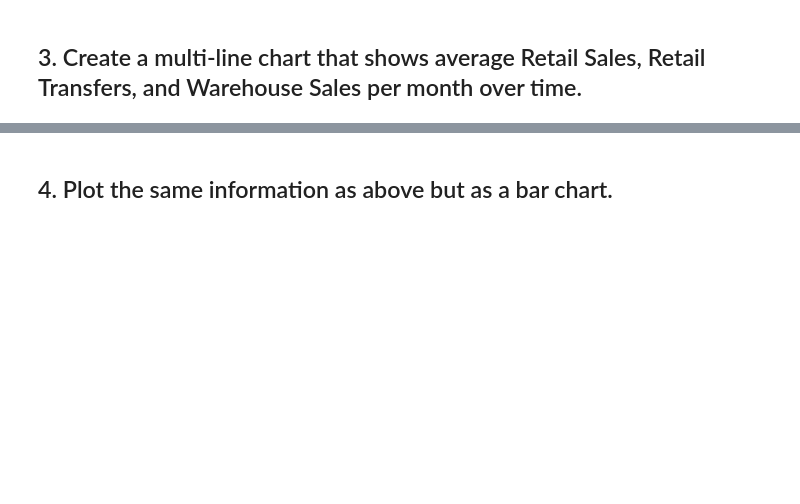
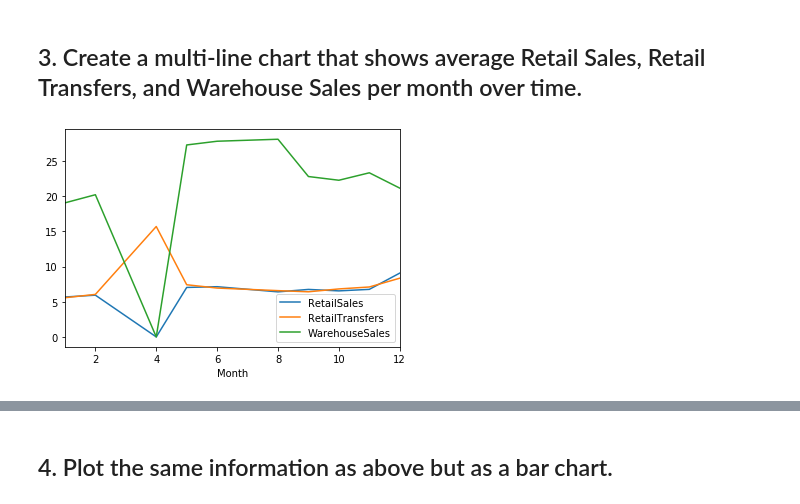
Before and after one commit to JavierLuna/data-labs, a Jupyter notebook: module-2/lab-plotting-multiple-data-series/your-code/main.ipynb, the cells around one changed output, grey strips where cells are left out. Drawn from its saved outputs; the diff is of its cells as text; code cells hidden in the pictures; blank space fills up the shorter version.

```diff
--- a/module-2/lab-plotting-multiple-data-series/your-code/main.ipynb
+++ b/module-2/lab-plotting-multiple-data-series/your-code/main.ipynb
@@ -34,5 +128,7 @@ supplier_mean.plot.barh();
 # %% [markdown]
 ## 3. Create a multi-line chart that shows average Retail Sales, Retail Transfers, and Warehouse Sales per month over time.
 # %%
-vehicles_mean = data[['RetailSales', 'RetailTransfers', 'WarehouseSales', 'Month']].groupby(['Month']).agg(np.mean)
-vehicles_mean.plot(kind='line');
+sales_mean = data[['RetailSales', 'RetailTransfers', 'WarehouseSales']].groupby(data['Month']).agg(np.mean)
+sales_mean.plot(kind='line');
+# %% [output]
+[figure, added]
```
Also changed, not shown: parts of 17 cells of this notebook.
